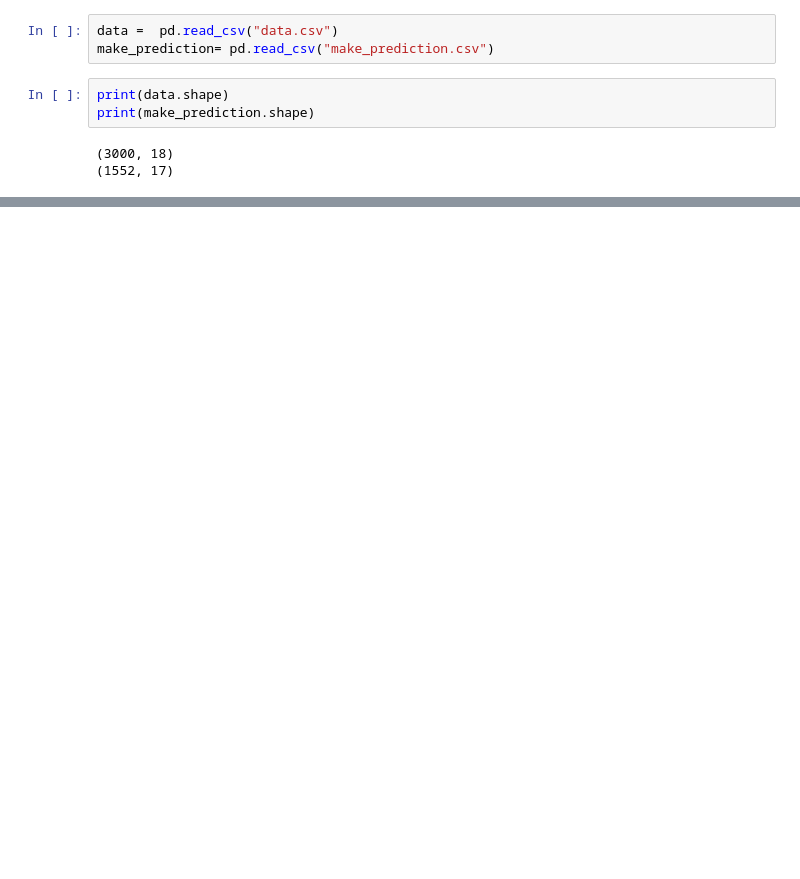
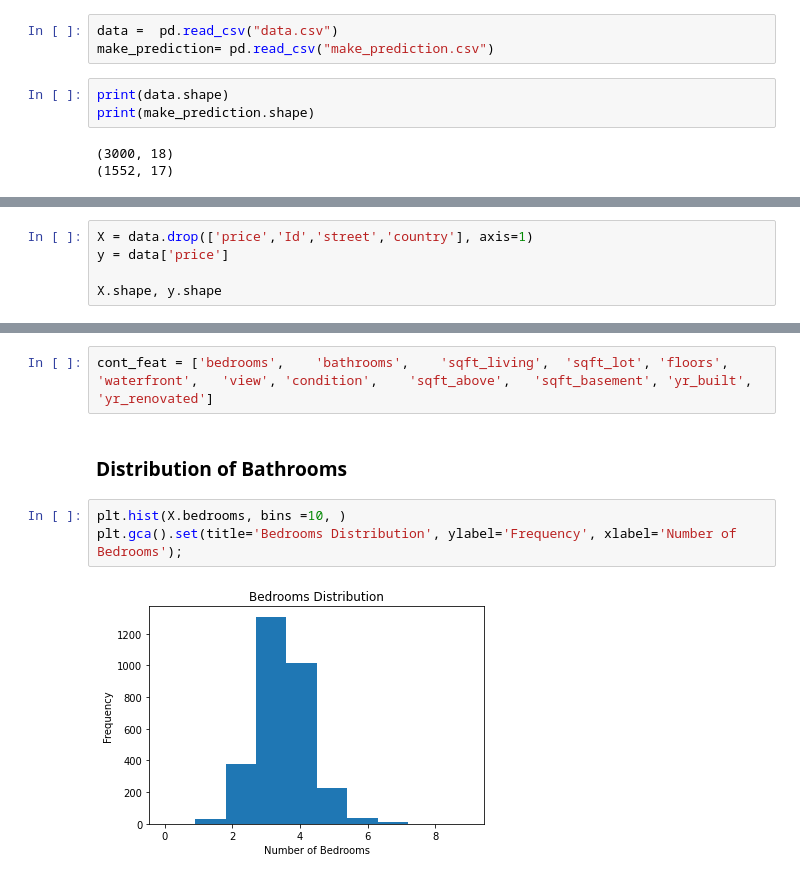
Before and after one commit to rajadevineni/House_Price_Prediction, a Jupyter notebook: KNN_regressor.ipynb, the cells around one changed output, grey strips where cells are left out. Cells and saved outputs as stored; diff of their text form; blank space fills up the shorter version.

Commit message:
data visualization

```diff
--- a/KNN_regressor.ipynb
+++ b/KNN_regressor.ipynb
@@ -14,0 +54,5 @@ print(make_prediction.shape)
+# %%
+X = data.drop(['price','Id','street','country'], axis=1)
+y = data['price']
+
+X.shape, y.shape
@@ -14,0 +73,9 @@ print(make_prediction.shape)
+# %%
+cont_feat = ['bedrooms',	'bathrooms',	'sqft_living',	'sqft_lot',	'floors',	'waterfront',	'view',	'condition',	'sqft_above',	'sqft_basement', 'yr_built',	'yr_renovated']
+# %% [markdown]
+### **Distribution of Bathrooms**
+# %%
+plt.hist(X.bedrooms, bins =10, )
+plt.gca().set(title='Bedrooms Distribution', ylabel='Frequency', xlabel='Number of Bedrooms');
+# %% [output]
+[figure, added]
```
Also changed, not shown: parts of 10 cells of this notebook.
